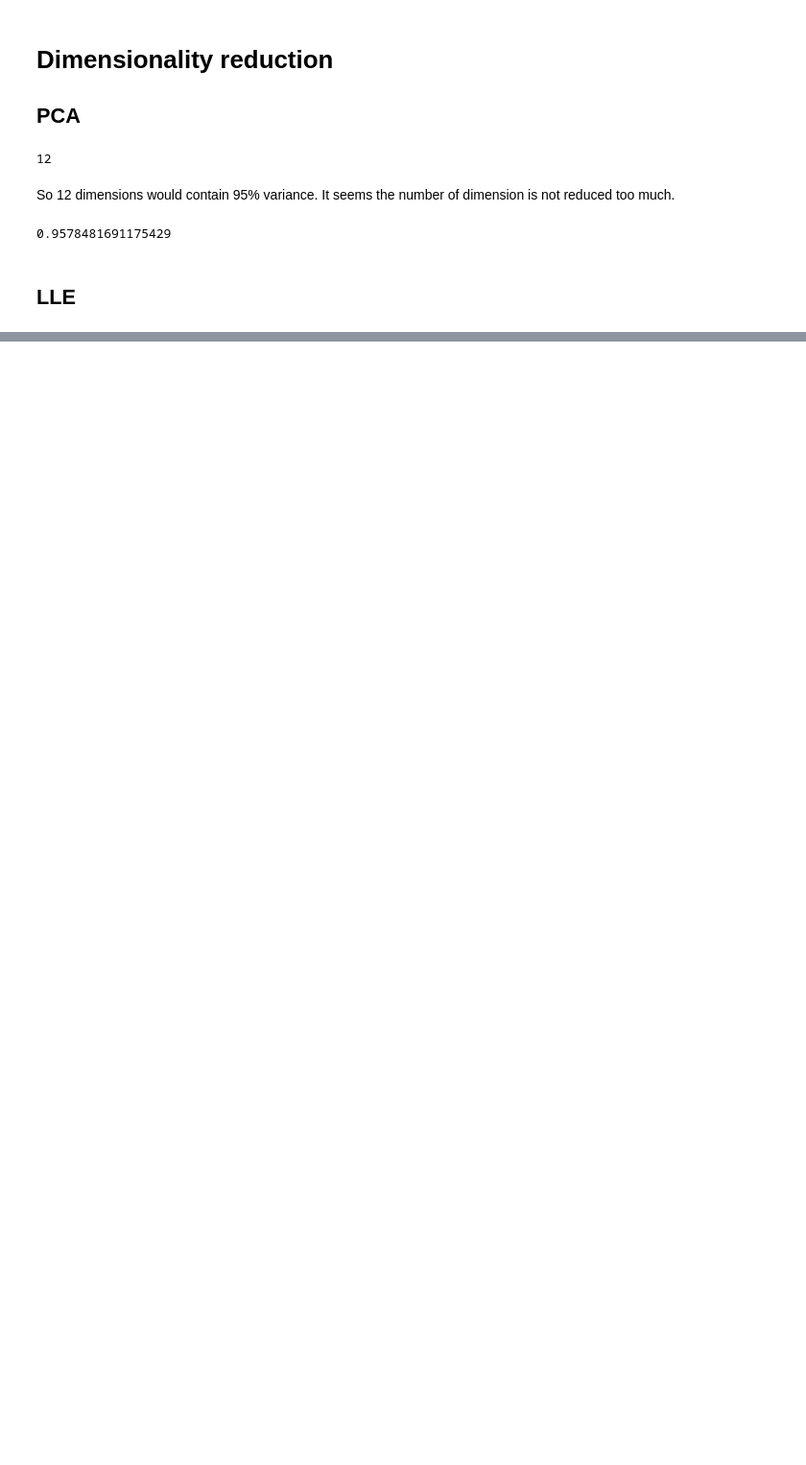
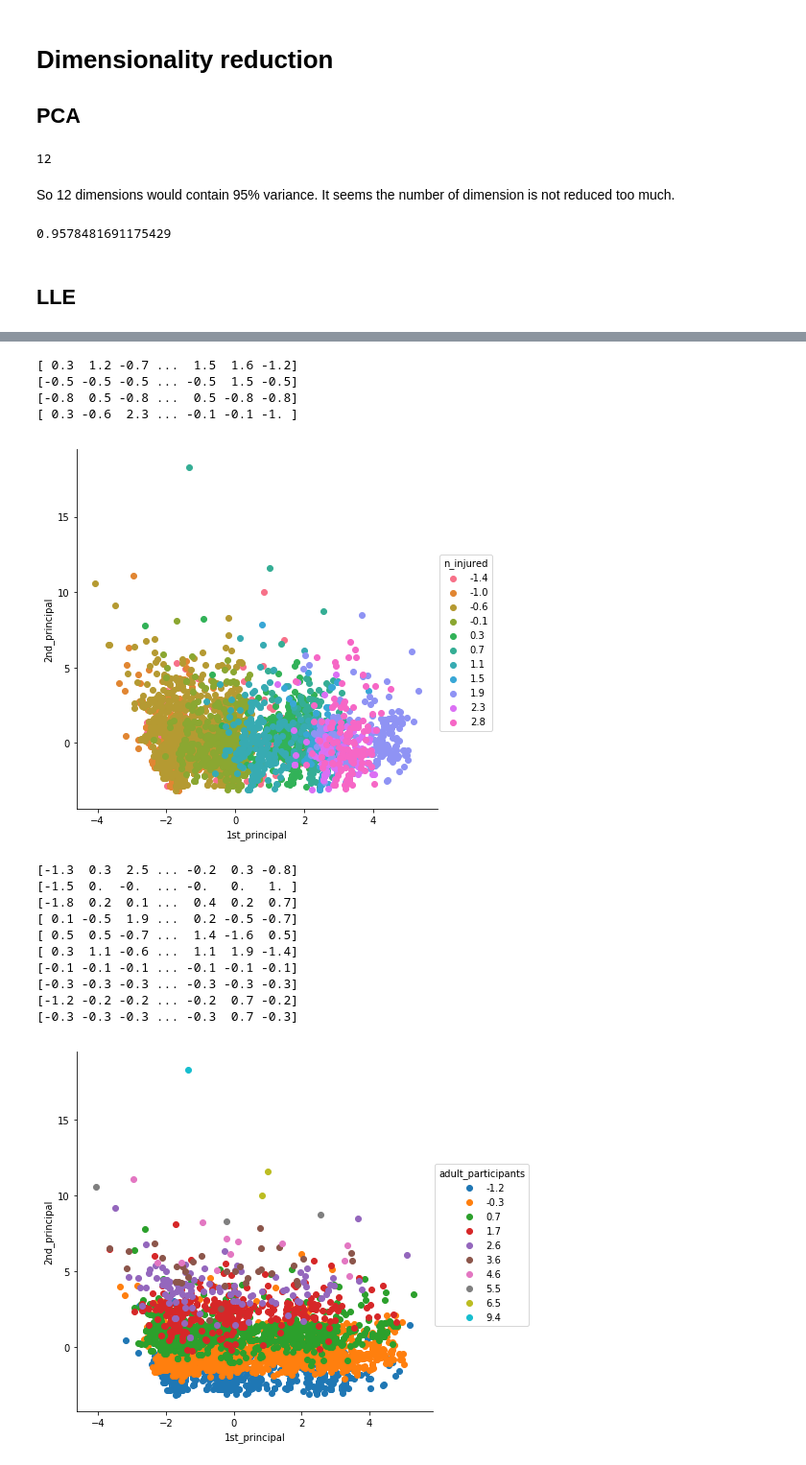
Before and after one commit to AkankshaNichrelay/Analysing-gun-violence-incidents, a Jupyter notebook: main.ipynb, the cells around one changed output, grey strips where cells are left out. Shown at 96% size. Cells and saved outputs as stored; diff of their text form; code cells hidden in the pictures; blank space fills up the shorter version.

```diff
--- a/main.ipynb
+++ b/main.ipynb
@@ -930,0 +1081,18 @@ plt.show()
+# %%
+train_set_num1 = train_set.drop('city_or_county', axis=1)
+
+num_pipeline = Pipeline([
+        ('imputer', Imputer(strategy="median")),
+        ('std_scaler', StandardScaler()),
+    ])
+
+num_attribs = list(train_set_num1)
+cat_attribs = ["city_or_county"]
+
+full_pipeline = ColumnTransformer([
+        ("num", num_pipeline, num_attribs),
+        #("cat", OneHotEncoder(), cat_attribs),
+    ])
+
+X_train1 = full_pipeline.fit_transform(train_set)
+X_train1
@@ -930,0 +1113,39 @@ plt.show()
+# %%
+# initializing the pca
+# I tried PCA for different features and these two give the best segregation of clusters.
+from sklearn import decomposition
+import seaborn as sn
+
+fem_y_label = [];
+for j in range(len(train_set.columns)-1):
+    fem_y_label = X_train1[:, j]
+    fem_y_label = np.around(fem_y_label,decimals=1)
+    print(fem_y_label);
+    if((train_set.columns[j] == 'adult_participants' or train_set.columns[j] == 'n_injured') and train_set.columns[j] != 'index' and train_set.columns[j] != 'latitude' and train_set.columns[j] != 'longitude'):
+
+        pca = decomposition.PCA()
+
+        pca.n_components = 2
+        pca_data = pca.fit_transform(X_train)
+
+        pca_data = np.vstack((pca_data.T, fem_y_label)).T
+        pca_df = pd.DataFrame(data=pca_data, columns=("1st_principal", "2nd_principal", processed_data_new.columns[j]))
+        sn.FacetGrid(pca_df, hue=processed_data_new.columns[j], size=6).map(plt.scatter, '1st_principal', '2nd_principal').add_legend()
+        plt.show()
+# %% [output]
+[ 0.3  1.2 -0.7 ...  1.5  1.6 -1.2]
+[-0.5 -0.5 -0.5 ... -0.5  1.5 -0.5]
+[-0.8  0.5 -0.8 ...  0.5 -0.8 -0.8]
+[ 0.3 -0.6  2.3 ... -0.1 -0.1 -1. ]
+[figure, added]
+[-1.3  0.3  2.5 ... -0.2  0.3 -0.8]
+[-1.5  0.  -0.  ... -0.   0.   1. ]
+[-1.8  0.2  0.1 ...  0.4  0.2  0.7]
+[ 0.1 -0.5  1.9 ...  0.2 -0.5 -0.7]
+[ 0.5  0.5 -0.7 ...  1.4 -1.6  0.5]
+[ 0.3  1.1 -0.6 ...  1.1  1.9 -1.4]
+[-0.1 -0.1 -0.1 ... -0.1 -0.1 -0.1]
+[-0.3 -0.3 -0.3 ... -0.3 -0.3 -0.3]
+[-1.2 -0.2 -0.2 ... -0.2  0.7 -0.2]
+[-0.3 -0.3 -0.3 ... -0.3  0.7 -0.3]
+[figure, added]
```
Also changed, not shown: parts of 20 cells of this notebook.
